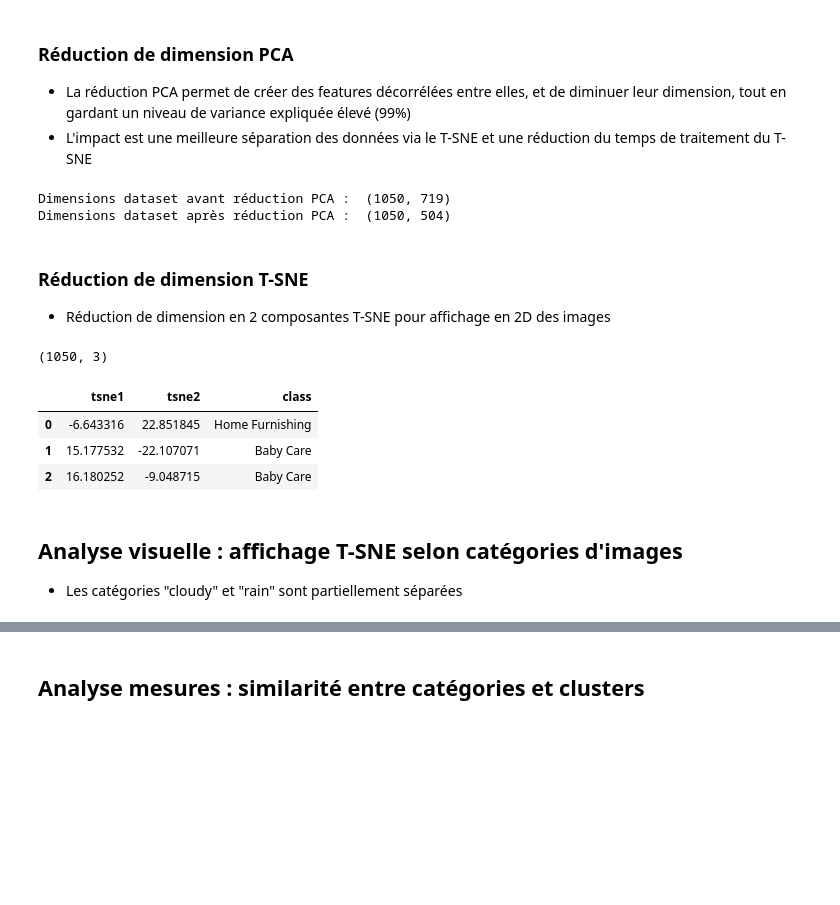
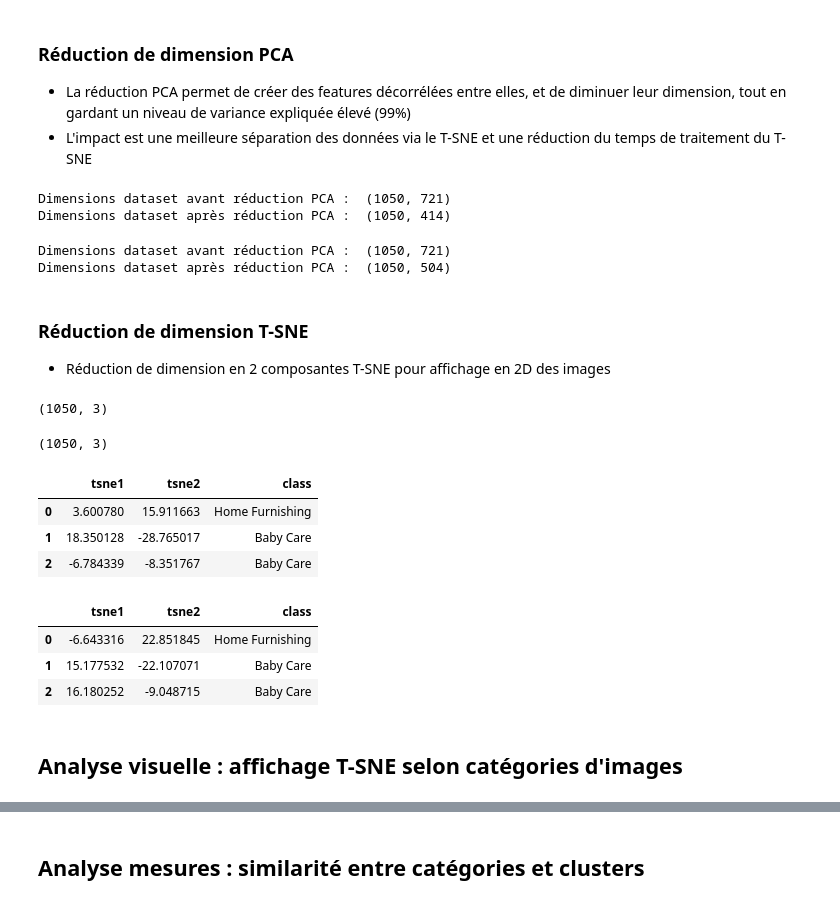
Before and after one commit to AbdulmagedALKHULAIFI/Automatic-classifer-consumer-goods, a Jupyter notebook: p6_2_IMG.ipynb, the cells around one changed output, grey strips where cells are left out. Saved outputs shown, nothing was run; the diff lists cells and outputs as text; code cells hidden in the pictures; blank space fills up the shorter version.

```diff
--- a/p6_2_IMG.ipynb
+++ b/p6_2_IMG.ipynb
@@ -536,34 +558,59 @@ temps de création histogrammes :            15.79 secondes
 * La réduction PCA permet de créer des features décorrélées entre elles, et de diminuer leur dimension, tout en gardant un niveau de variance expliquée élevé (99%)
 * L'impact est une meilleure séparation des données via le T-SNE et une réduction du temps de traitement du T-SNE
 # %%
-print("Dimensions dataset avant réduction PCA : ", im_features.shape)
-pca = decomposition.PCA(n_components=0.99)
-feat_pca= pca.fit_transform(im_features)
-print("Dimensions dataset après réduction PCA : ", feat_pca.shape)
+def reduce_dimension_pca(img_features):
+  print("Dimensions dataset avant réduction PCA : ", orb_img_features.shape)
+  pca = decomposition.PCA(n_components=0.99)
+  feat_pca= pca.fit_transform(img_features)
+  print("Dimensions dataset après réduction PCA : ", feat_pca.shape)
+
+  return feat_pca
-# %% [output]
-Dimensions dataset avant réduction PCA :  (1050, 719)
-Dimensions dataset après réduction PCA :  (1050, 504)
+# %%
+orb_feat_pca = reduce_dimension_pca(orb_img_features)
+# %% [output]
+Dimensions dataset avant réduction PCA :  (1050, 721)
+Dimensions dataset après réduction PCA :  (1050, 414)
+# %%
+sift_feat_pca = reduce_dimension_pca(sift_img_features)
+# %% [output]
+Dimensions dataset avant réduction PCA :  (1050, 721)
+Dimensions dataset après réduction PCA :  (1050, 504)
 # %% [markdown]
 ### Réduction de dimension T-SNE
 * Réduction de dimension en 2 composantes T-SNE pour affichage en 2D des images
 # %%
-tsne = manifold.TSNE(n_components=2, perplexity=30,
-                     n_iter=2000, init='random', random_state=6)
-X_tsne = tsne.fit_transform(feat_pca)
+def reduce_dimension_tsne(feat_pca):
+  tsne = manifold.TSNE(n_components=2, perplexity=30,
+                      n_iter=2000, init='random', random_state=6)
+  X_tsne = tsne.fit_transform(feat_pca)
 
-df_tsne = pd.DataFrame(X_tsne[:,0:2], columns=['tsne1', 'tsne2'])
-df_tsne["class"] = data["main_category"]
-print(df_tsne.shape)
+  df_tsne = pd.DataFrame(X_tsne[:,0:2], columns=['tsne1', 'tsne2'])
+  df_tsne["class"] = data["main_category"]
+  print(df_tsne.shape)
+
+  return df_tsne, X_tsne
-# %% [output]
-(1050, 3)
+# %%
+orb_df_tsne, orb_X_tsne  = reduce_dimension_tsne(orb_feat_pca)
+# %% [output]
+(1050, 3)
+# %%
+sift_df_tsne, sift_X_tsne  = reduce_dimension_tsne(sift_feat_pca)
+# %% [output]
+(1050, 3)
 # %%
-df_tsne.head(3)
+orb_df_tsne.head(3)
 # %% [output]
 |  | tsne1 | tsne2 | class |
-| 0 | -6.643316 | 22.851845 | Home Furnishing |
-| 1 | 15.177532 | -22.107071 | Baby Care |
-| 2 | 16.180252 | -9.048715 | Baby Care |
+| 0 | 3.600780 | 15.911663 | Home Furnishing |
+| 1 | 18.350128 | -28.765017 | Baby Care |
+| 2 | -6.784339 | -8.351767 | Baby Care |
+# %%
+sift_df_tsne.head(3)
+# %% [output]
+|  | tsne1 | tsne2 | class |
+| 0 | -6.643316 | 22.851845 | Home Furnishing |
+| 1 | 15.177532 | -22.107071 | Baby Care |
+| 2 | 16.180252 | -9.048715 | Baby Care |
 # %% [markdown]
 ## Analyse visuelle : affichage T-SNE selon catégories d'images
-* Les catégories "cloudy" et "rain" sont partiellement séparées
 # %%
```
Also changed, not shown: parts of 24 cells of this notebook.
